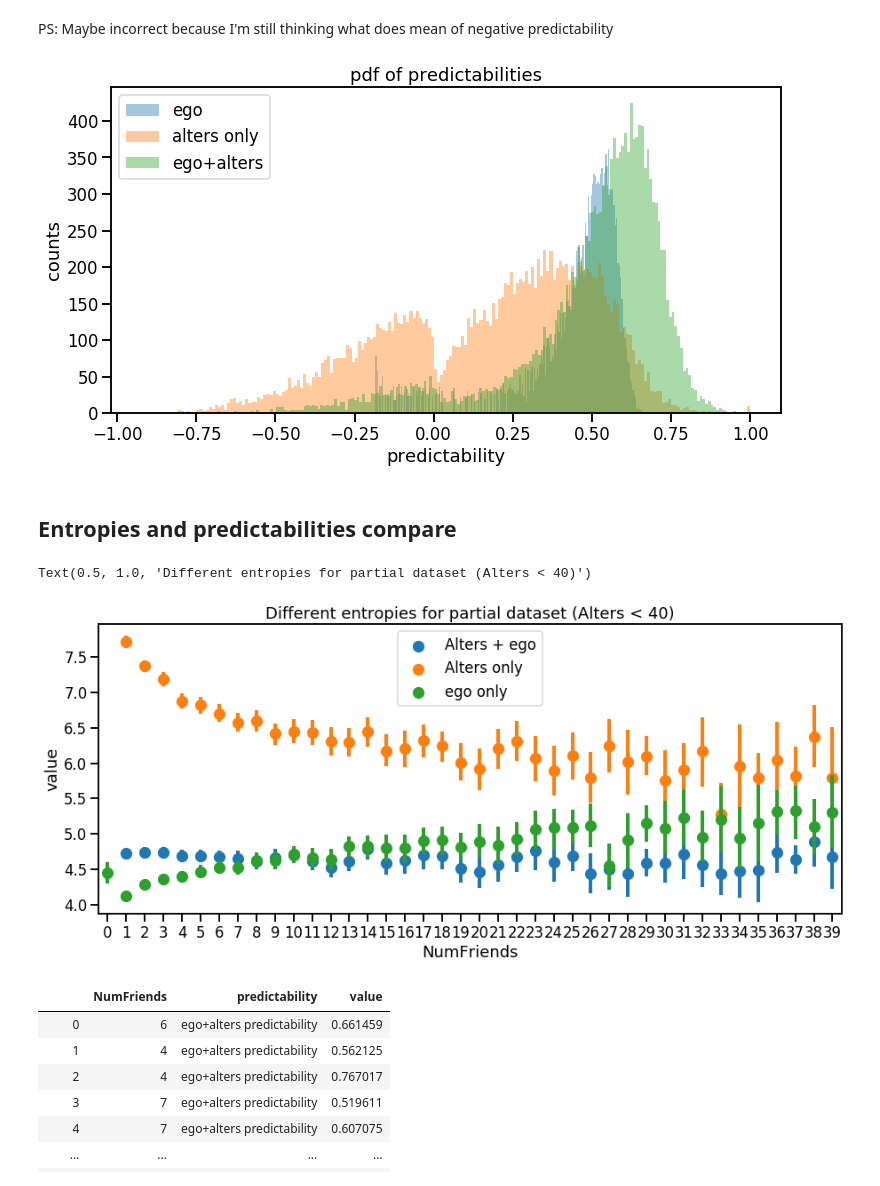
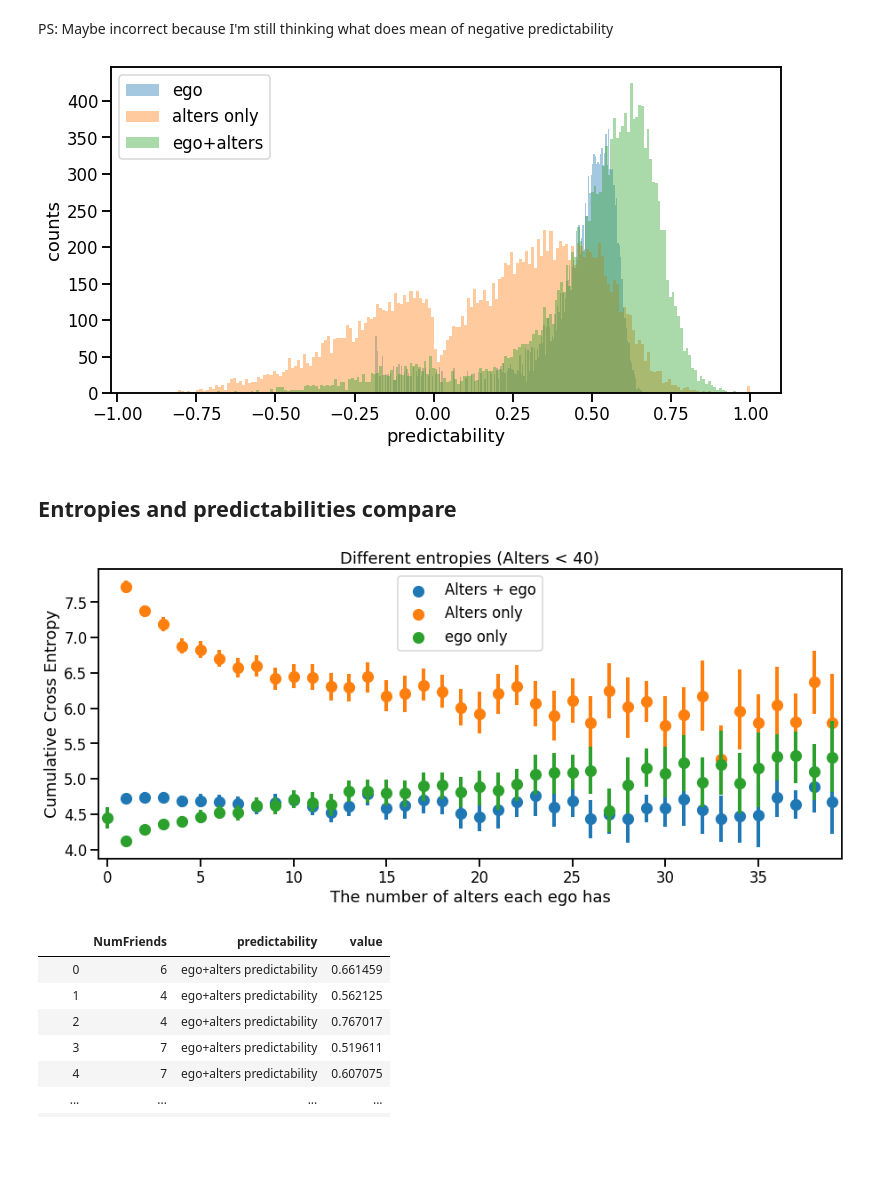
Before and after one commit to Magica-Chen/social-predictability, a Jupyter notebook: Social-Information-Bagrow-Visualization.ipynb, the cells around one changed output. Cells and saved outputs as stored; diff of their text form; code cells hidden in the pictures; blank space fills up the shorter version.

Commit message:
update plot and add class methods

```diff
--- a/Social-Information-Bagrow-Visualization.ipynb
+++ b/Social-Information-Bagrow-Visualization.ipynb
@@ -58,15 +59,15 @@ PS: Maybe incorrect because I'm still thinking what does mean of negative predic
 # %%
 fig, ax = plt.subplots(figsize = (12,6))
 sns.set_context('talk')
 sns.distplot(user_details['ego predictability'], label='ego', bins = 200, kde=False)
 sns.distplot(user_details['alters predictability'], label='alters only', bins=200, kde=False)
 sns.distplot(user_details['ego+alters predictability'], label = 'ego+alters', bins=200, kde=False)
-plt.title('pdf of predictabilities')
+# plt.title('pdf of predictabilities')
 ax.set(xlabel='predictability', ylabel='counts')
 ax.legend()
 plt.show()
 # %% [output]
-[figure, old version]
+[figure, new version]
 # %% [markdown]
 ## Entropies and predictabilities compare
 # %%
@@ -79,10 +80,15 @@ sns.pointplot(x="NumFriends", y="value", hue='entropy', data=CCE[CCE['NumFriends
               ci=95, join=False, ax=ax)
 leg_handles = ax.get_legend_handles_labels()[0]
 ax.legend(leg_handles, ['Alters + ego', 'Alters only', 'ego only'], loc=9)
-plt.title('Different entropies for partial dataset (Alters < 40)')
+
+ax.xaxis.set_major_locator(ticker.MultipleLocator(5))
+ax.xaxis.set_major_formatter(ticker.ScalarFormatter())
+ax.set(xlabel='The number of alters each ego has', ylabel='Cumulative Cross Entropy')
+plt.title('Different entropies (Alters < 40)')
+
+fig.savefig('entropy.pdf')
 # %% [output]
-Text(0.5, 1.0, 'Different entropies for partial dataset (Alters < 40)')
-[figure, old version]
+[figure, new version]
 # %%
 baseline = user_details[user_details['NumFriends'] ==0]['ego predictability'].mean()
 # %%
```
Also changed, not shown: parts of 3 cells of this notebook, 3 other files.
